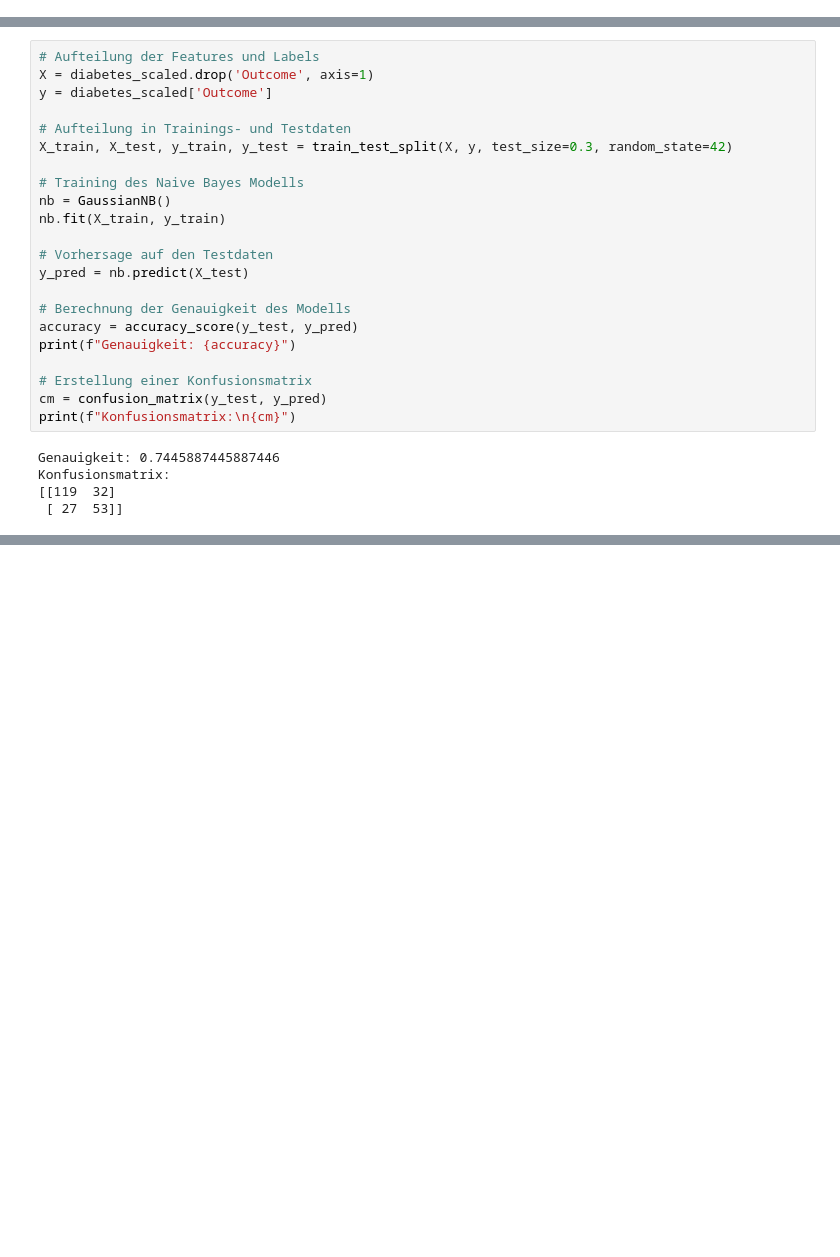
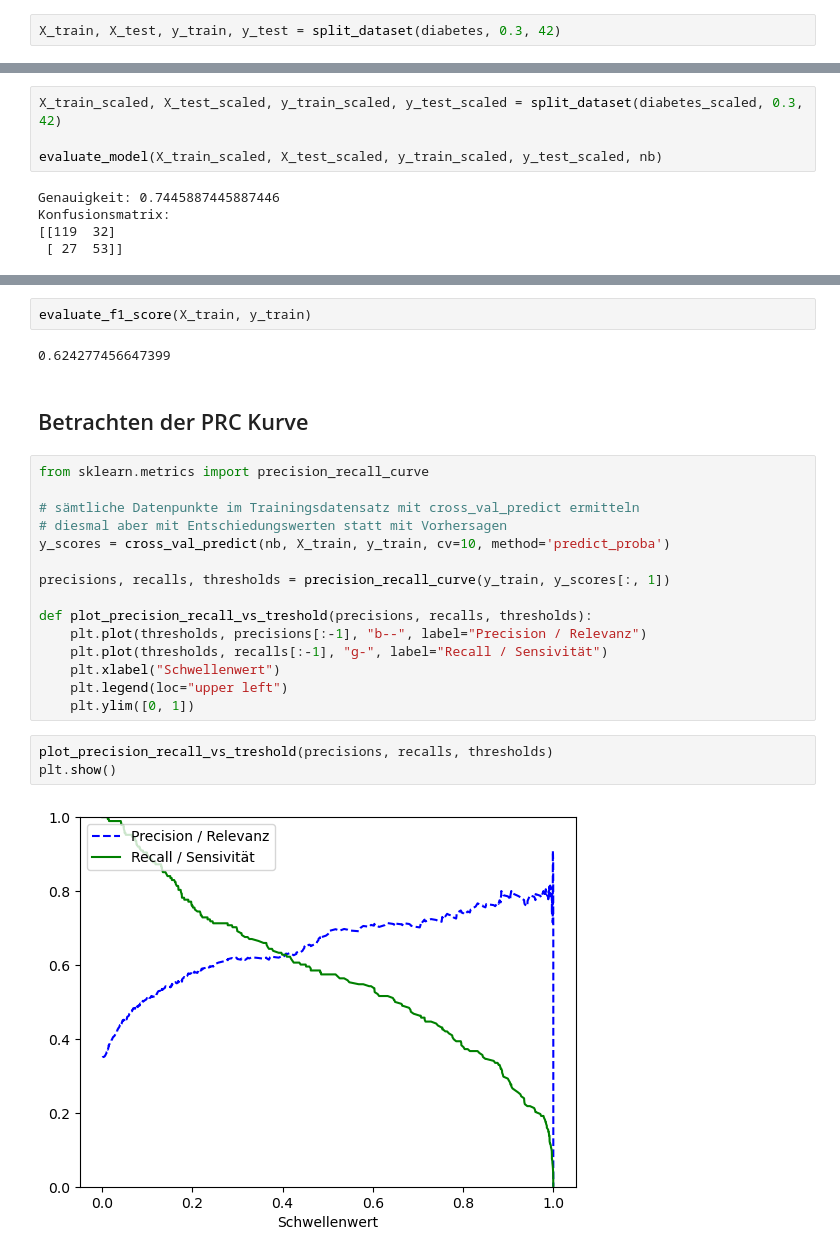
Before and after one commit to Sophies-Creative-hub/Naive-Bayes, a Jupyter notebook: Diabetes_GaussianNB/Diabetes Naive Bayes.ipynb, the cells around one changed output, grey strips where cells are left out. Saved outputs shown, nothing was run; the diff lists cells and outputs as text; blank space fills up the shorter version.

```diff
--- a/Diabetes_GaussianNB/Diabetes Naive Bayes.ipynb
+++ b/Diabetes_GaussianNB/Diabetes Naive Bayes.ipynb
@@ -160,0 +158,2 @@ Die DiabetesPedigreeFunction-Spalte ist eine kontinuierliche numerische Variable
+# %%
+X_train, X_test, y_train, y_test = split_dataset(diabetes, 0.3, 42)
@@ -229,27 +232,9 @@ array([[<Axes: title={'center': 'Pregnancies'}>,
         <Axes: title={'center': 'Outcome'}>]], dtype=object)
 [figure]
 # %%
-# Aufteilung der Features und Labels
-X = diabetes_scaled.drop('Outcome', axis=1)
-y = diabetes_scaled['Outcome']
+X_train_scaled, X_test_scaled, y_train_scaled, y_test_scaled = split_dataset(diabetes_scaled, 0.3, 42)
 
-# Aufteilung in Trainings- und Testdaten
-X_train, X_test, y_train, y_test = train_test_split(X, y, test_size=0.3, random_state=42)
-
-# Training des Naive Bayes Modells
-nb = GaussianNB()
-nb.fit(X_train, y_train)
-
-# Vorhersage auf den Testdaten
-y_pred = nb.predict(X_test)
-
-# Berechnung der Genauigkeit des Modells
-accuracy = accuracy_score(y_test, y_pred)
-print(f"Genauigkeit: {accuracy}")
-
-# Erstellung einer Konfusionsmatrix
-cm = confusion_matrix(y_test, y_pred)
-print(f"Konfusionsmatrix:\n{cm}")
+evaluate_model(X_train_scaled, X_test_scaled, y_train_scaled, y_test_scaled, nb)
 # %% [output]
 Genauigkeit: 0.7445887445887446
 Konfusionsmatrix:
@@ -259,0 +298,26 @@ In Bezug auf den Naive Bayes Algorithmus ist es möglich, dass das Skalieren der
+# %%
+evaluate_f1_score(X_train, y_train)
+# %% [output]
+0.624277456647399
+# %% [markdown]
+## Betrachten der PRC Kurve
+# %%
+from sklearn.metrics import precision_recall_curve
+
+# sämtliche Datenpunkte im Trainingsdatensatz mit cross_val_predict ermitteln
+# diesmal aber mit Entschiedungswerten statt mit Vorhersagen
+y_scores = cross_val_predict(nb, X_train, y_train, cv=10, method='predict_proba')
+
+precisions, recalls, thresholds = precision_recall_curve(y_train, y_scores[:, 1])
+
+def plot_precision_recall_vs_treshold(precisions, recalls, thresholds):
+    plt.plot(thresholds, precisions[:-1], "b--", label="Precision / Relevanz")
+    plt.plot(thresholds, recalls[:-1], "g-", label="Recall / Sensivität")
+    plt.xlabel("Schwellenwert")
+    plt.legend(loc="upper left")
+    plt.ylim([0, 1])
+# %%
+plot_precision_recall_vs_treshold(precisions, recalls, thresholds)
+plt.show()
+# %% [output]
+[figure, added]
```
Also changed, not shown: parts of 49 cells of this notebook, 3 other files.
